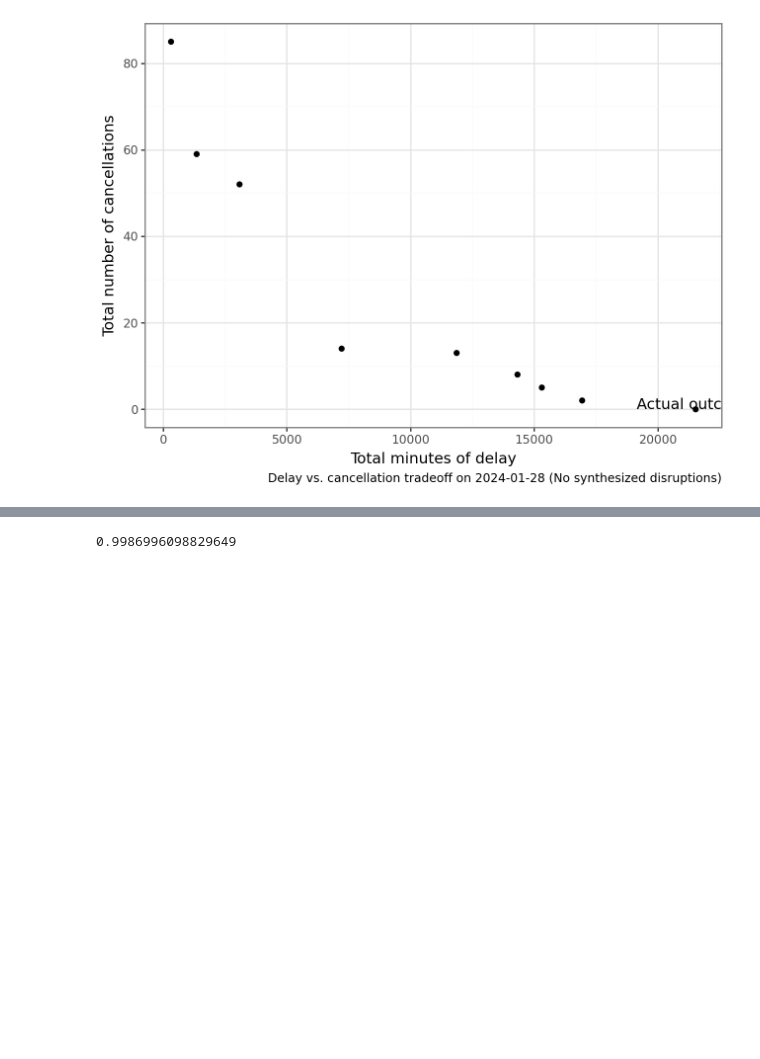
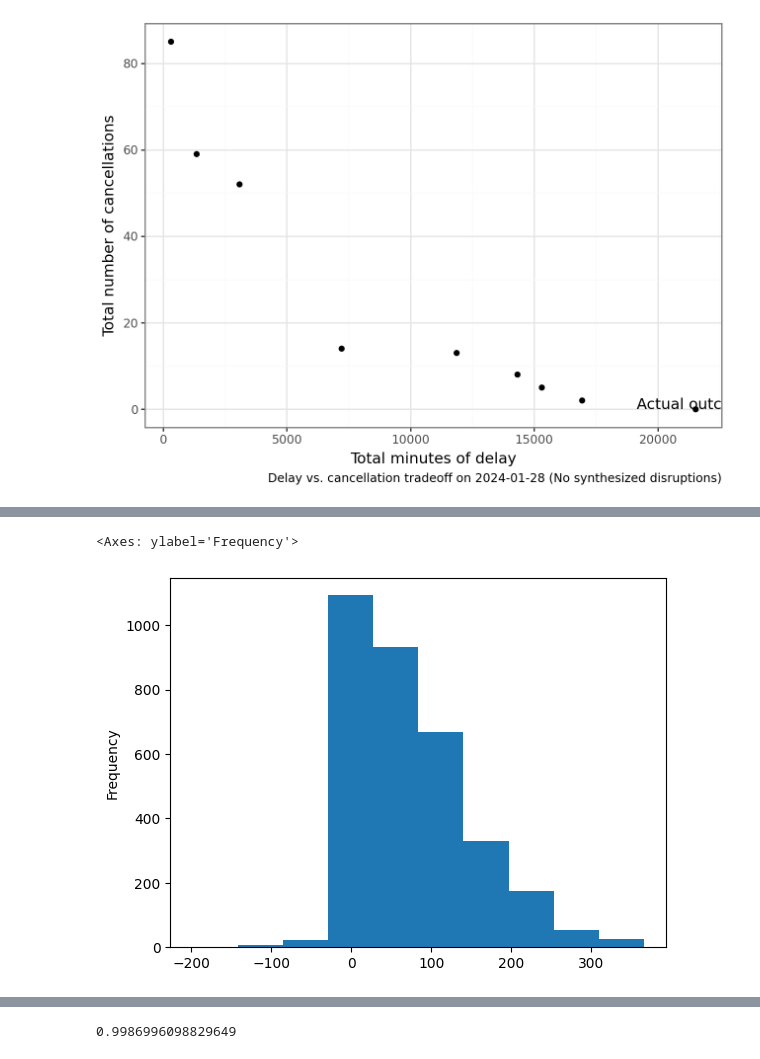
Before and after one commit to broad-well/recovair-abm, a Jupyter notebook: validation/compare_outcomes_once.ipynb, the cells around one changed output, grey strips where cells are left out. Saved outputs shown, nothing was run; the diff lists cells and outputs as text; code cells hidden in the pictures; blank space fills up the shorter version.

```diff
--- a/validation/compare_outcomes_once.ipynb
+++ b/validation/compare_outcomes_once.ipynb
@@ -313,0 +362,5 @@ comp2024.simulated.query('id == 494942')
+# %%
+(comp2024_dfs.merged['DEP_DELAY_sim'] - comp2024_dfs.merged['DEP_DELAY_act']).plot.hist()
+# %% [output]
+<Axes: ylabel='Frequency'>
+[figure, added]
```
Also changed, not shown: parts of 15 cells of this notebook, 5 other files.
